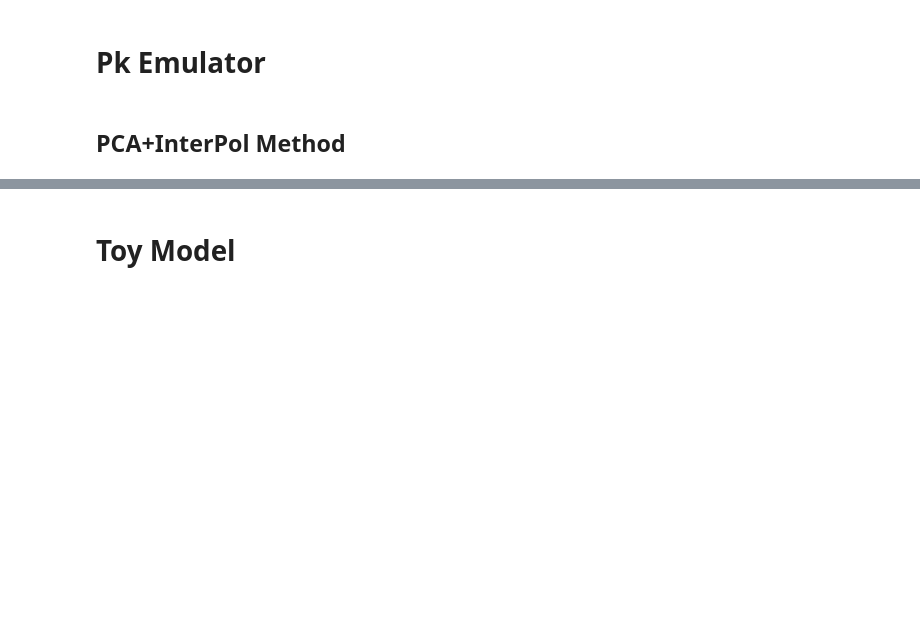
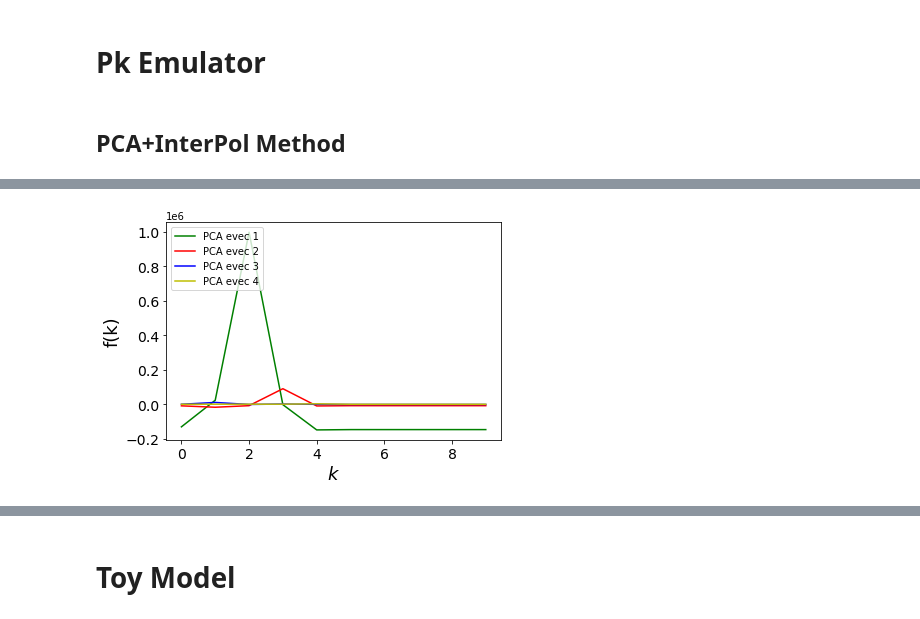
Before and after one commit to JaimeRZP/Pk_Emulator, a Jupyter notebook: PC_GPA.ipynb, the cells around one changed output, grey strips where cells are left out. Saved outputs shown, nothing was run; the diff lists cells and outputs as text; code cells hidden in the pictures; blank space fills up the shorter version.

```diff
--- a/PC_GPA.ipynb
+++ b/PC_GPA.ipynb
@@ -107,0 +220,4 @@ w_arr = test.get_w_arr()
+# %%
+pca_evecs = PCA_test.get_evecs(manual = False);
+hand_evecs = hand_test.get_evecs(manual = True);
+log_evecs = log_test.get_evecs(manual = True);
@@ -133,0 +289,14 @@ Pk_diff = abs(emulated-theory)
+# %%
+plt.plot( pca_evecs[0] , 'g-', label = 'PCA evec 1' )
+plt.plot( pca_evecs[1] , 'r-', label = 'PCA evec 2' )
+plt.plot( pca_evecs[2] , 'b-', label = 'PCA evec 3' )
+plt.plot( pca_evecs[3] , 'y-', label = 'PCA evec 4' )
+
+plt.xlabel('$k$',fontsize=18)
+plt.ylabel('f(k)',fontsize=18)
+plt.xticks(fontsize=14)
+plt.yticks(fontsize=14)
+plt.legend(loc="upper left")
+plt.show()
+# %% [output]
+[figure, added]
```
Also changed, not shown: parts of 31 cells of this notebook.
